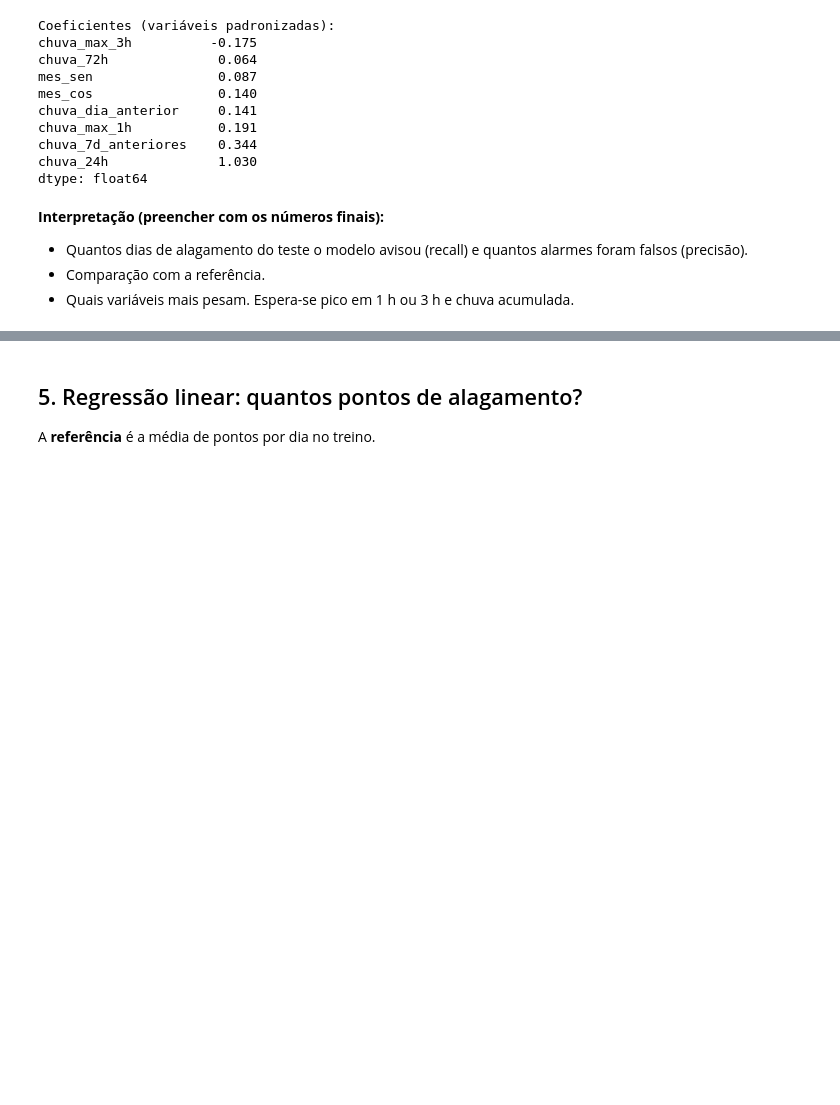
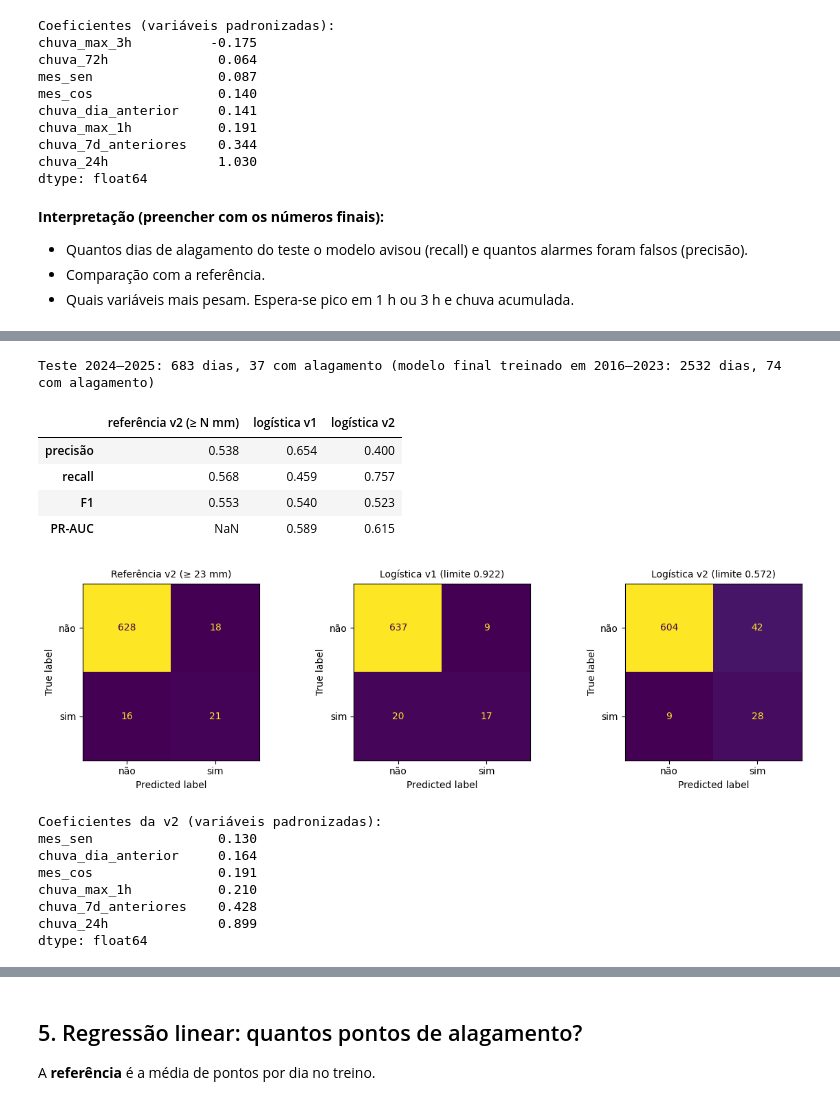
Before and after one commit to Kelwinnn/Global-Solution---Rota-Segura, a Jupyter notebook: data-science/02_modelos.ipynb, the cells around one changed output, grey strips where cells are left out. Cells and saved outputs as stored; diff of their text form; code cells hidden in the pictures; blank space fills up the shorter version.

```diff
--- a/data-science/02_modelos.ipynb
+++ b/data-science/02_modelos.ipynb
@@ -173,0 +263,33 @@ dtype: float64
+# %%
+tabela_v2 = pd.DataFrame({"referência v2 (≥ N mm)": v2["metricas"]["referência v2 (≥ N mm)"],
+                          "logística v1": metricas(te[y_bin], pred_te, p_te),
+                          "logística v2": v2["metricas"]["logística v2"]}).round(3)
+print(f"Teste 2024–2025: {len(v2['y_te'])} dias, {int(v2['y_te'].sum())} com alagamento "
+      f"(modelo final treinado em 2016–2023: {v2['n_treino_final']} dias, {v2['pos_treino_final']} com alagamento)")
+display(tabela_v2)
+fig, ax = plt.subplots(1, 3, figsize=(12, 3.5))
+for eixo, titulo, pred_ in [(ax[0], f"Referência v2 (≥ {N_REF_V2:.0f} mm)", v2["ref"]),
+                            (ax[1], f"Logística v1 (limite {LIMITE:.3f})", pred_te),
+                            (ax[2], f"Logística v2 (limite {LIMITE_V2:.3f})", v2["pred"])]:
+    ConfusionMatrixDisplay(confusion_matrix(v2["y_te"], pred_), display_labels=["não", "sim"]).plot(ax=eixo, colorbar=False)
+    eixo.set_title(titulo, fontsize=10)
+plt.tight_layout(); plt.show()
+logit_v2 = v2["modelo"]
+coef_v2 = pd.Series(logit_v2.named_steps["modelo"].coef_[0], index=VARS_V2).sort_values()
+print("Coeficientes da v2 (variáveis padronizadas):"); print(coef_v2.round(3))
+# %% [output]
+Teste 2024–2025: 683 dias, 37 com alagamento (modelo final treinado em 2016–2023: 2532 dias, 74 com alagamento)
+|  | referência v2 (≥ N mm) | logística v1 | logística v2 |
+| precisão | 0.538 | 0.654 | 0.400 |
+| recall | 0.568 | 0.459 | 0.757 |
+| F1 | 0.553 | 0.540 | 0.523 |
+| PR-AUC | NaN | 0.589 | 0.615 |
+[figure, added]
+Coeficientes da v2 (variáveis padronizadas):
+mes_sen                0.130
+chuva_dia_anterior     0.164
+mes_cos                0.191
+chuva_max_1h           0.210
+chuva_7d_anteriores    0.428
+chuva_24h              0.899
+dtype: float64
```
Also changed, not shown: parts of 9 cells of this notebook.
